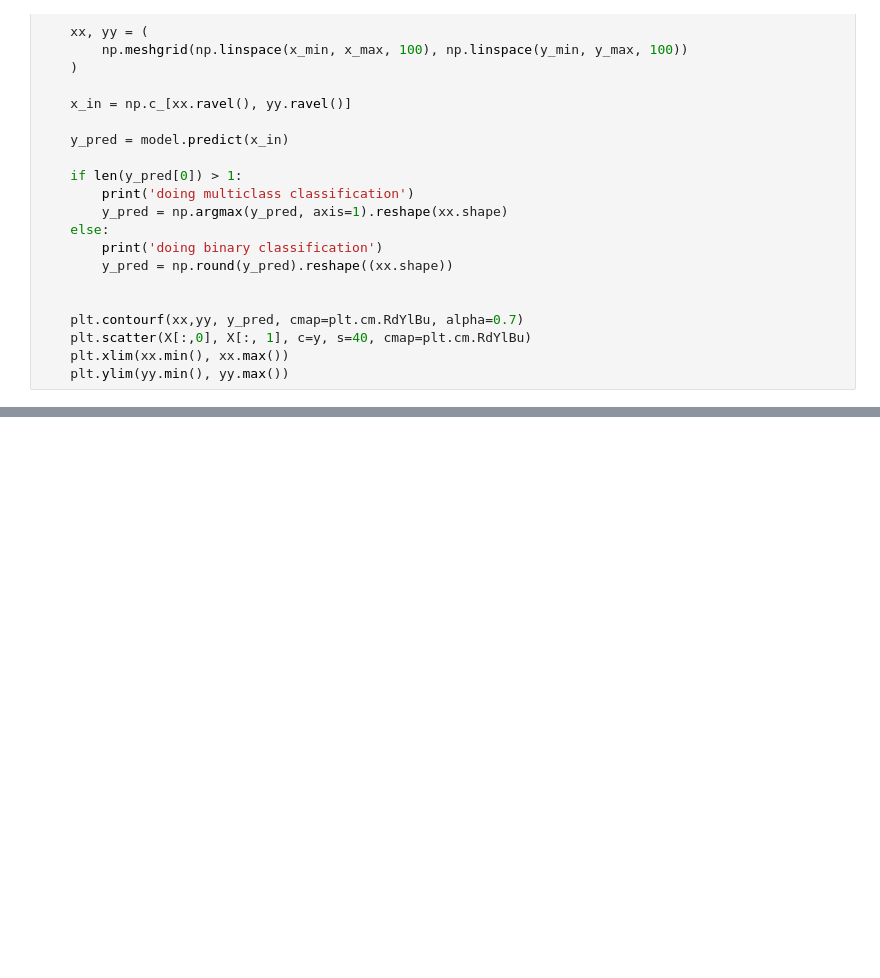
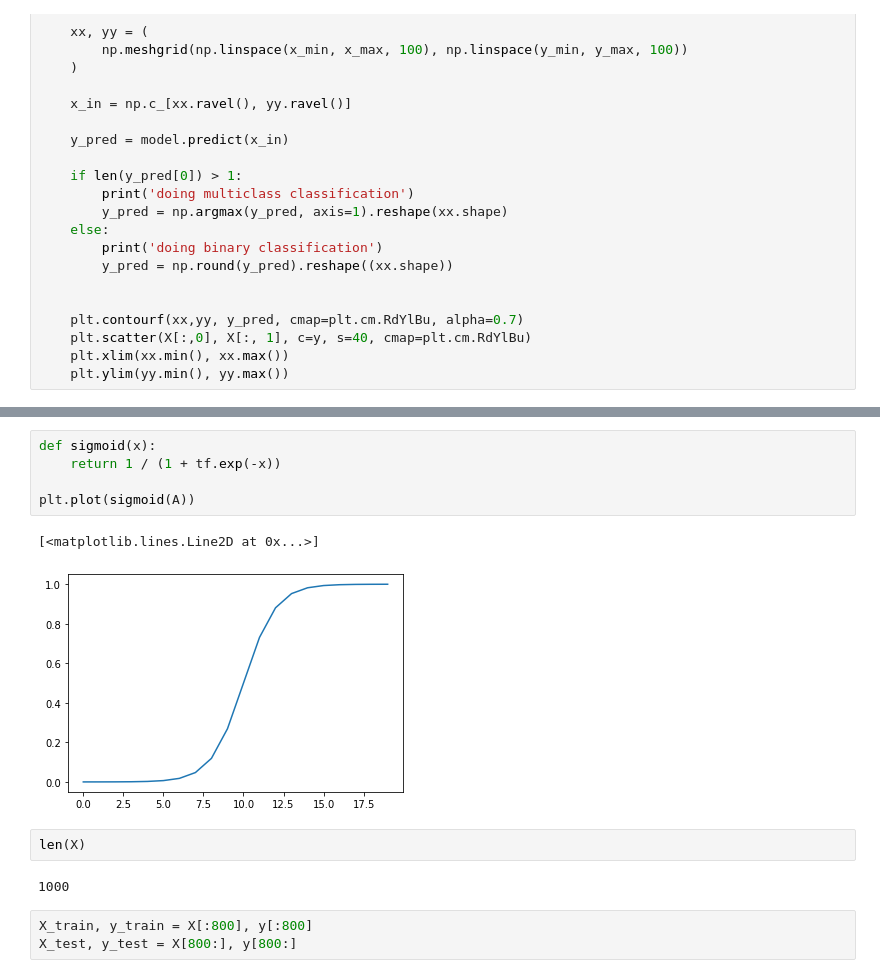
Before and after one commit to alexmercea99/Tensorflow-Learning, a Jupyter notebook: 02_neural_network_classification.ipynb, the cells around one changed output, grey strips where cells are left out. Drawn from its saved outputs; the diff is of its cells as text; blank space fills up the shorter version.

```diff
--- a/02_neural_network_classification.ipynb
+++ b/02_neural_network_classification.ipynb
@@ -137,0 +153,15 @@ doing binary classification
+# %%
+def sigmoid(x):
+    return 1 / (1 + tf.exp(-x))
+
+plt.plot(sigmoid(A))
+# %% [output]
+[<matplotlib.lines.Line2D at 0x...>]
+[figure, added]
+# %%
+len(X)
+# %% [output]
+1000
+# %%
+X_train, y_train = X[:800], y[:800]
+X_test, y_test = X[800:], y[800:]
```
Also changed, not shown: parts of 48 cells of this notebook.
